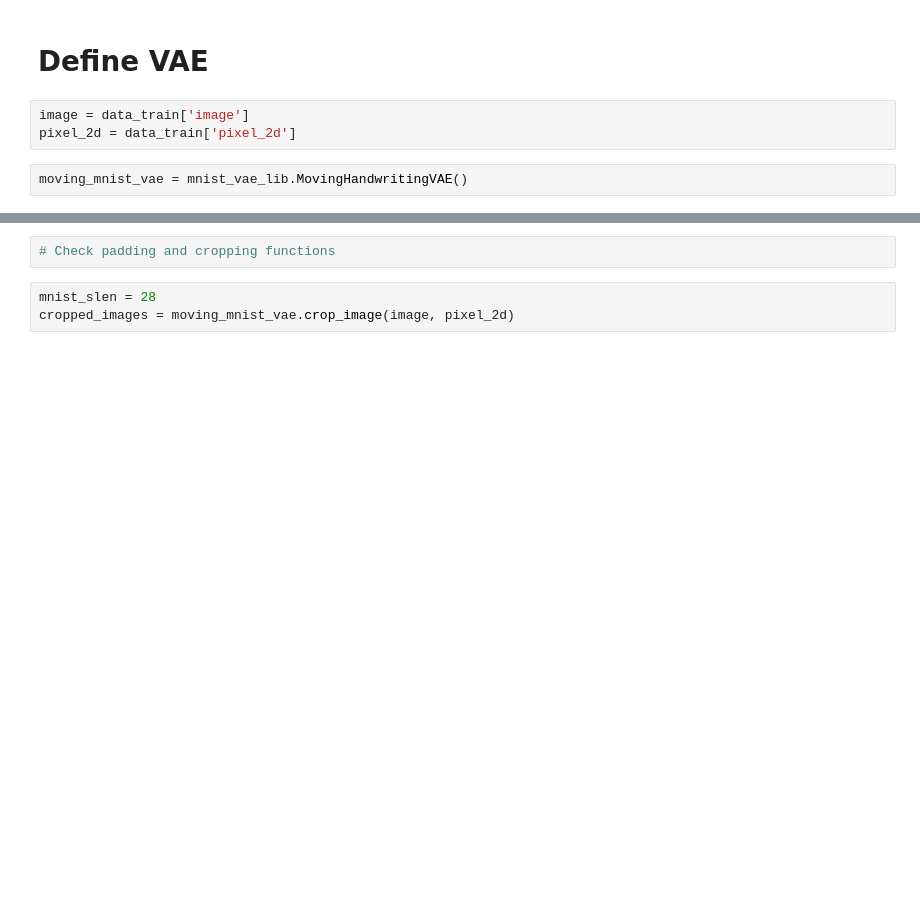
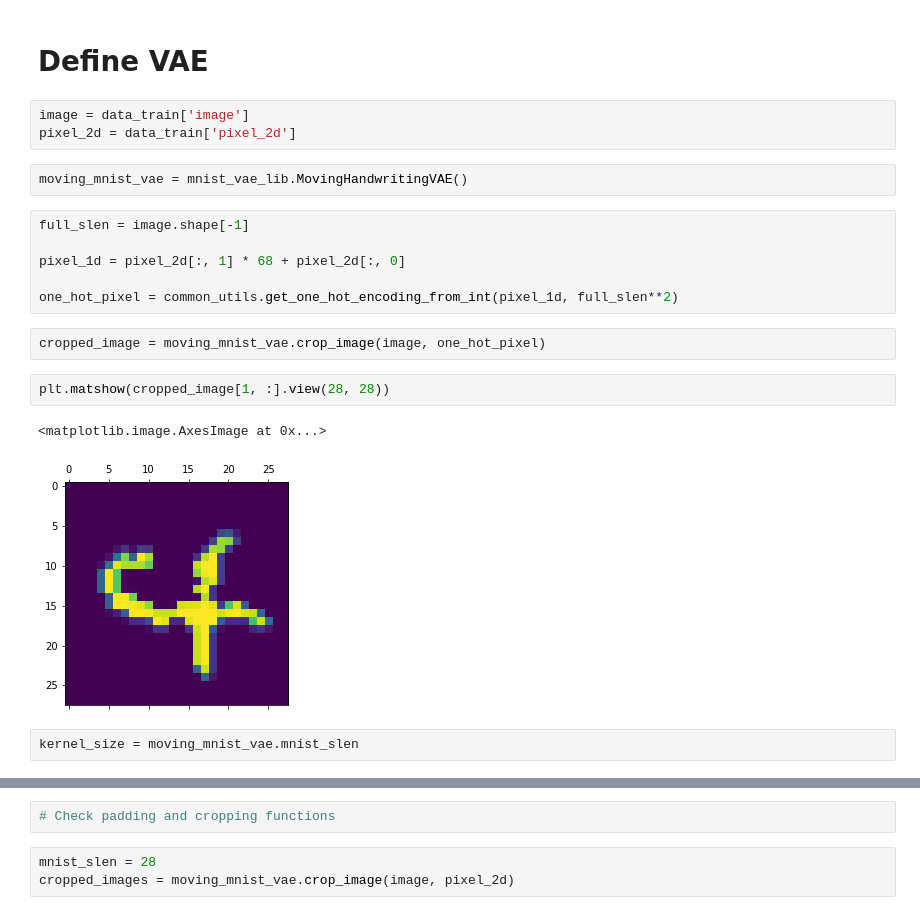
Before and after one commit to Runjing-Liu120/RaoBlackwellizedSGD, a Jupyter notebook: experiments/moving_mnist/MovingMnist_sandbox.ipynb, the cells around one changed output, grey strips where cells are left out. Cells and saved outputs as stored; diff of their text form; blank space fills up the shorter version.

Commit message:
crop image with conv layer

```diff
--- a/experiments/moving_mnist/MovingMnist_sandbox.ipynb
+++ b/experiments/moving_mnist/MovingMnist_sandbox.ipynb
@@ -99,3 +94,18 @@ image = data_train['image']
 pixel_2d = data_train['pixel_2d']
 # %%
 moving_mnist_vae = mnist_vae_lib.MovingHandwritingVAE()
+# %%
+full_slen = image.shape[-1]
+
+pixel_1d = pixel_2d[:, 1] * 68 + pixel_2d[:, 0]
+
+one_hot_pixel = common_utils.get_one_hot_encoding_from_int(pixel_1d, full_slen**2)
+# %%
+cropped_image = moving_mnist_vae.crop_image(image, one_hot_pixel)
+# %%
+plt.matshow(cropped_image[1, :].view(28, 28))
+# %% [output]
+<matplotlib.image.AxesImage at 0x...>
+[figure, added]
+# %%
+kernel_size = moving_mnist_vae.mnist_slen
```
Also changed, not shown: parts of 21 cells of this notebook, 2 other files.
